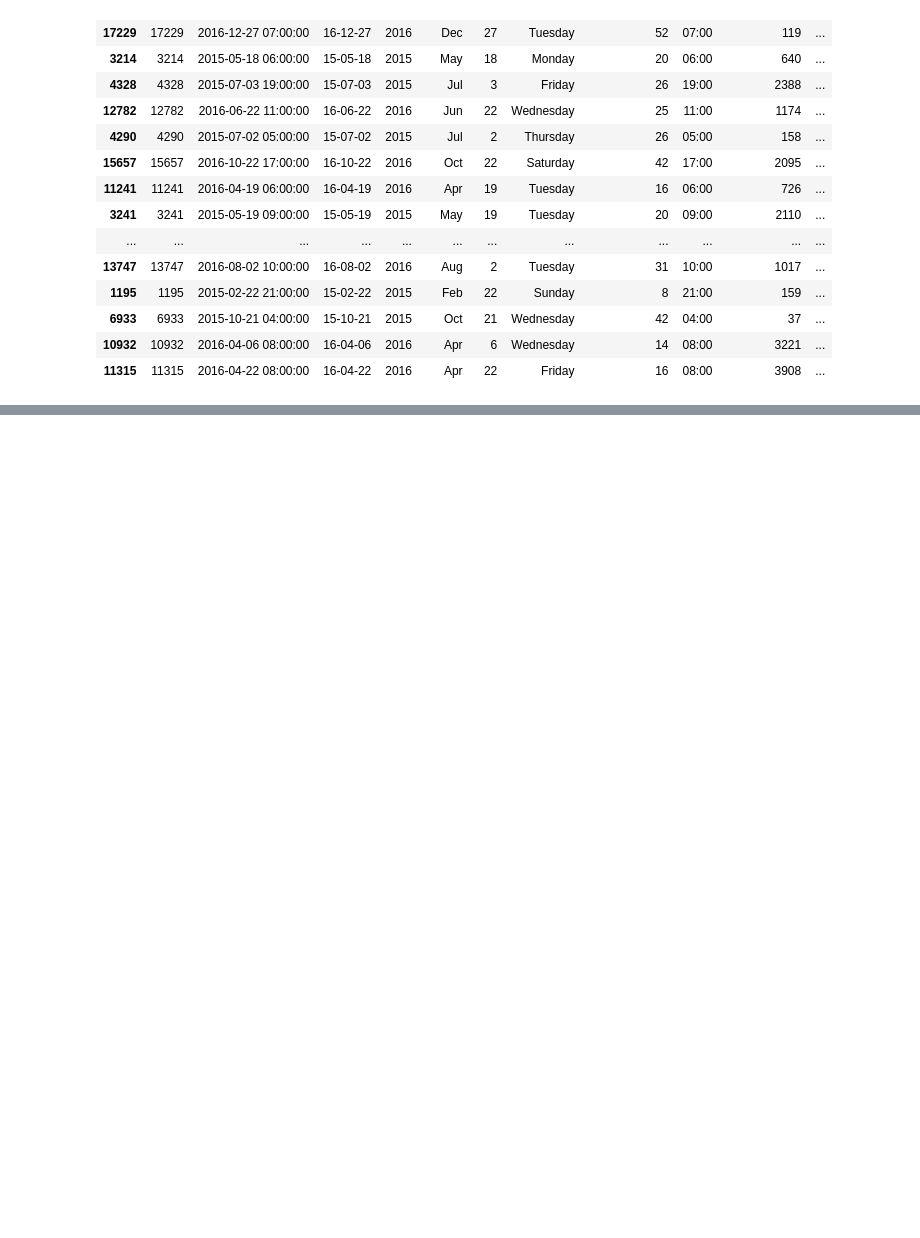
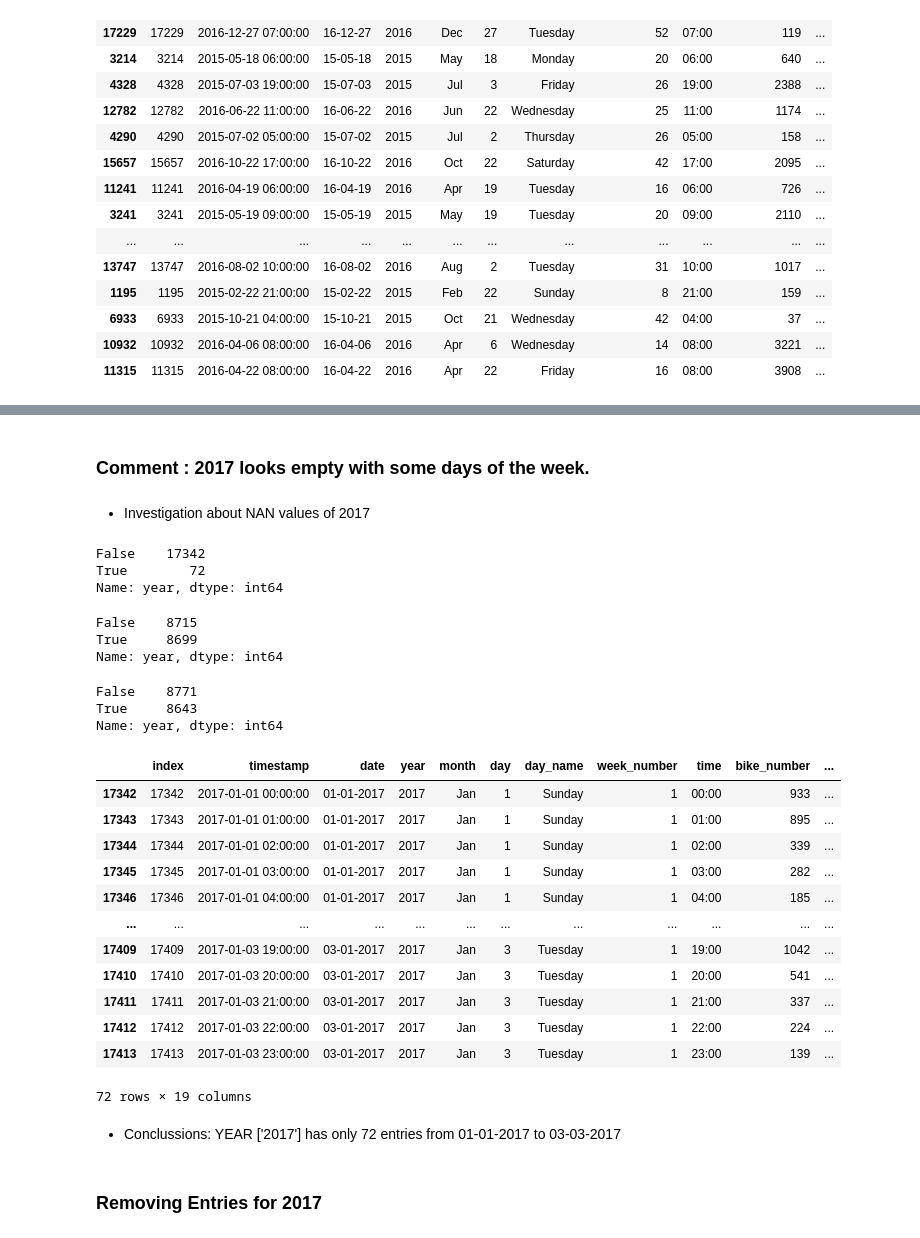
Before and after one commit to isra-st/London_Bike_Sharing, a Jupyter notebook: Analysis_Cleaning_Sharing_Bike.ipynb, the cells around one changed output, grey strips where cells are left out. Drawn from its saved outputs; the diff is of its cells as text; code cells hidden in the pictures; blank space fills up the shorter version.

```diff
--- a/Analysis_Cleaning_Sharing_Bike.ipynb
+++ b/Analysis_Cleaning_Sharing_Bike.ipynb
@@ -251,0 +252,2 @@ df.sample['']
+# %%
+df = pd.read_csv('.\data/london_merged_v3.csv')
@@ -251,0 +262,42 @@ df.sample['']
+# %% [markdown]
+### Comment : 2017 looks empty with some days of the week.
+# %% [markdown]
+* Investigation about NAN values of 2017
+# %%
+(df['year']==2017).value_counts()
+# %% [output]
+False    17342
+True        72
+Name: year, dtype: int64
+# %%
+(df['year']==2016).value_counts()
+# %% [output]
+False    8715
+True     8699
+Name: year, dtype: int64
+# %%
+(df['year']==2015).value_counts()
+# %% [output]
+False    8771
+True     8643
+Name: year, dtype: int64
+# %%
+df.loc[df['year']==2017]
+# %% [output]
+|  | index | timestamp | date | year | month | day | day_name | week_number | time | bike_number | ... |
+| 17342 | 17342 | 2017-01-01 00:00:00 | 01-01-2017 | 2017 | Jan | 1 | Sunday | 1 | 00:00 | 933 | ... |
+| 17343 | 17343 | 2017-01-01 01:00:00 | 01-01-2017 | 2017 | Jan | 1 | Sunday | 1 | 01:00 | 895 | ... |
+| 17344 | 17344 | 2017-01-01 02:00:00 | 01-01-2017 | 2017 | Jan | 1 | Sunday | 1 | 02:00 | 339 | ... |
+| 17345 | 17345 | 2017-01-01 03:00:00 | 01-01-2017 | 2017 | Jan | 1 | Sunday | 1 | 03:00 | 282 | ... |
+| 17346 | 17346 | 2017-01-01 04:00:00 | 01-01-2017 | 2017 | Jan | 1 | Sunday | 1 | 04:00 | 185 | ... |
+| ... | ... | ... | ... | ... | ... | ... | ... | ... | ... | ... | ... |
+| 17409 | 17409 | 2017-01-03 19:00:00 | 03-01-2017 | 2017 | Jan | 3 | Tuesday | 1 | 19:00 | 1042 | ... |
+| 17410 | 17410 | 2017-01-03 20:00:00 | 03-01-2017 | 2017 | Jan | 3 | Tuesday | 1 | 20:00 | 541 | ... |
+| 17411 | 17411 | 2017-01-03 21:00:00 | 03-01-2017 | 2017 | Jan | 3 | Tuesday | 1 | 21:00 | 337 | ... |
+| 17412 | 17412 | 2017-01-03 22:00:00 | 03-01-2017 | 2017 | Jan | 3 | Tuesday | 1 | 22:00 | 224 | ... |
+| 17413 | 17413 | 2017-01-03 23:00:00 | 03-01-2017 | 2017 | Jan | 3 | Tuesday | 1 | 23:00 | 139 | ... |
+72 rows × 19 columns
+# %% [markdown]
+* Conclussions: YEAR ['2017'] has only 72 entries from 01-01-2017 to 03-03-2017
+# %% [markdown]
+### Removing Entries for 2017
```
Also changed, not shown: parts of 9 cells of this notebook, 1 other file.
